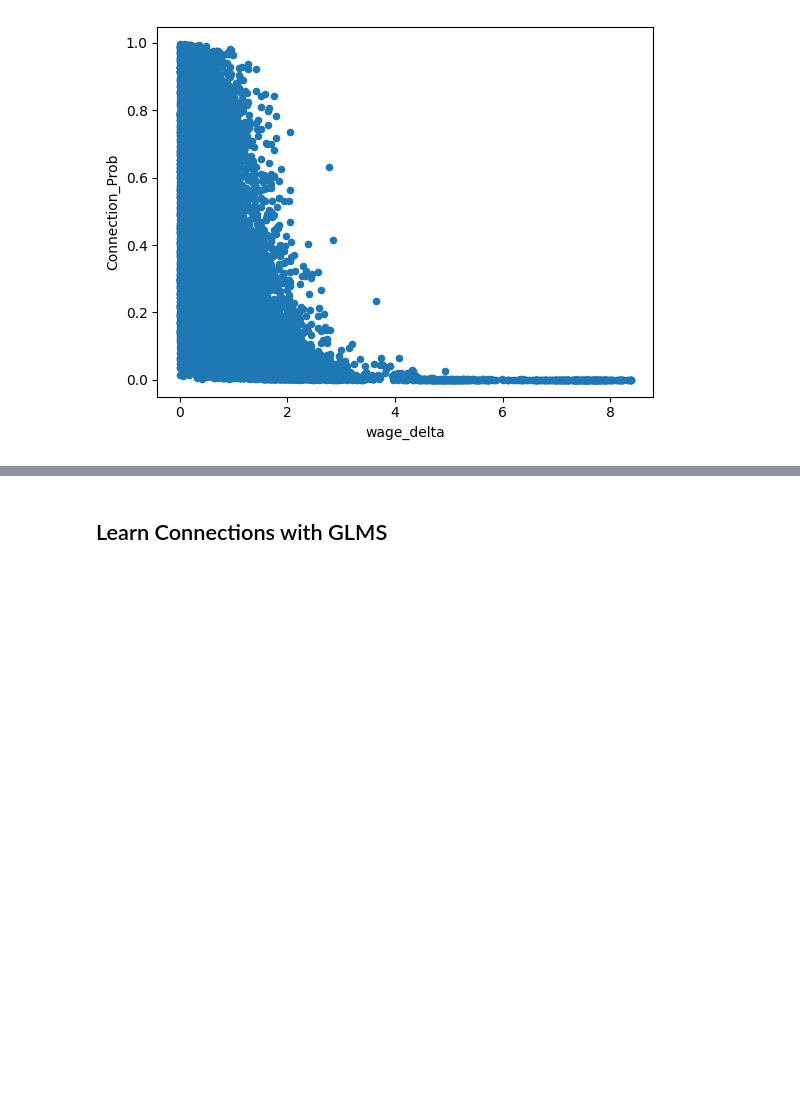
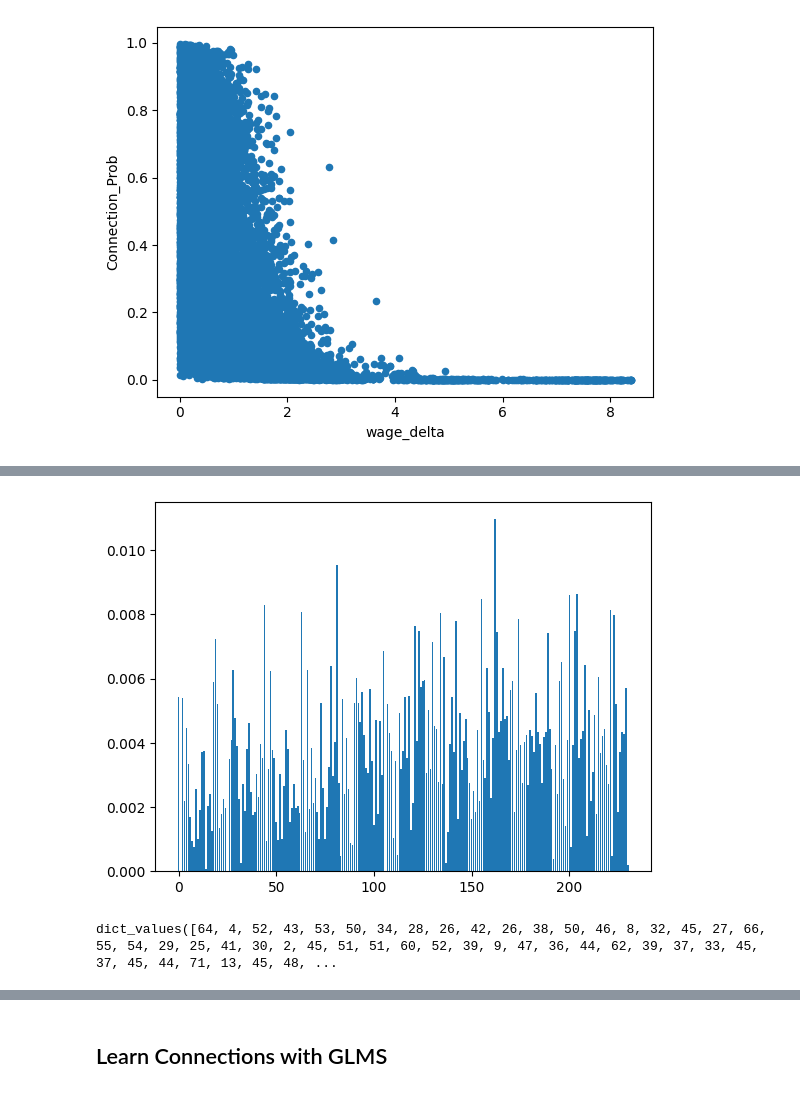
Before and after one commit to FisnikZogaj/MA, a Jupyter notebook: GraphGLM.ipynb, the cells around one changed output, grey strips where cells are left out. Saved outputs shown, nothing was run; the diff lists cells and outputs as text; code cells hidden in the pictures; blank space fills up the shorter version.

```diff
--- a/GraphGLM.ipynb
+++ b/GraphGLM.ipynb
@@ -90,7 +110,7 @@ same_experience = [int(pair[0] == pair[1] )for pair in experience_pairs]
 title_pairs = list(itertools.combinations(salaries.job_title, 2))
 same_title = [int(pair[0] == pair[1] )for pair in title_pairs]
 
-df = pd.DataFrame({'idx': idx_pairs,
+df_long = pd.DataFrame({'idx': idx_pairs,
                    'wage_delta': salary_delta,
                    'fellow_country': fellow_country,
                    'same_title': same_title,
@@ -117,15 +153,15 @@ beta_exper = np.log(2)
 beta_ti = np.log(4)
 
 log_odds = (beta_0 +
-            beta_cm * df.fellow_country +
-            beta_wd * df.wage_delta +
-            beta_ti * df.same_title +
-            beta_exper * df.same_experience +
-            np.random.normal(0,1,df.shape[0]))
+            beta_cm * df_long.fellow_country +
+            beta_wd * df_long.wage_delta +
+            beta_ti * df_long.same_title +
+            beta_exper * df_long.same_experience +
+            np.random.normal(0,1,df_long.shape[0]))
 # Changes shape of distribution, larger variance -> clearer bounds
 # Can break indented structure harshly when too high
 
-df["Connection_Prob"] = 1 / (1 + np.exp(-log_odds))
+df_long["Connection_Prob"] = 1 / (1 + np.exp(-log_odds))
 
 plt.subplot(1, 2, 1)
 plt.hist(log_odds, bins= 20, edgecolor='black')
@@ -135,7 +171,7 @@ plt.ylabel('Frequency')
 plt.grid(True)
 
 plt.subplot(1, 2, 2)
-df["Connection_Prob"].hist(bins=100)
+df_long["Connection_Prob"].hist(bins=100)
 plt.title('Histogram of Probability')
 plt.xlabel('Connection Probs')
 
@@ -171,10 +207,14 @@ G = nx.Graph()
 G.add_nodes_from(salaries.index,
                  size = salaries.salary_in_usd)
 
-G.add_edges_from(df[df['Connection_Prob'] >
-                      np.random.uniform(0.1,1.1,df.shape[0])]['idx']
+G.add_edges_from(df_long[df_long['Connection_Prob'] >
+                      np.random.uniform(0.1,1.1,
+                                        df_long.shape[0])]['idx']
                       )
 
-print(nx.adjacency_matrix(G).toarray().shape)
+print(nx.adjacency_matrix(G).toarray())
+print("Number of nodes in G:", nx.number_of_nodes(G))
+print("Avg. degree in G:",sum(dict(G.degree()).values()) / len(G))
+# print("Avg. shortest path:", nx.average_shortest_path_length(G))
 #print(salaries.shape)
 # %% [output]
@@ -182,3 +230,24 @@ print(nx.adjacency_matrix(G).toarray().shape)
+# %%
+# The betweenness centrality for each vertex is the number of shortest paths that pass through the vertex.
+# Makes little sense for this example, might be more interesting for spatial Graphs, like traffic networks.
+
+betweenness = nx.betweenness_centrality(G)
+
+#for node, centrality in betweenness.items():
+#    print("Node:", node, "Centrality:", centrality)
+
+scores = [centrality for node, centrality in betweenness.items()]
+plt.bar(range(len(scores)), scores)
+plt.show()
+
+# calculate scores for synthetically recreated graph (s times) and plot with conf.ints
+# Nodes must be same for all graphs
+
+# Same could be done with node degrees
+dict(G.degree()).values()
+# %% [output]
+[figure, added]
+dict_values([64, 4, 52, 43, 53, 50, 34, 28, 26, 42, 26, 38, 50, 46, 8, 32, 45, 27, 66, 55, 54, 29, 25, 41, 30, 2, 45, 51, 51, 60, 52, 39, 9, 47, 36, 44, 62, 39, 37, 33, 45, 37, 45, 44, 71, 13, 45, 48, ...
 # %%
 def gen_position(intra_spread, inter_spread):
     np.random.seed(26)
```
Also changed, not shown: parts of 9 cells of this notebook, 6 other files.
